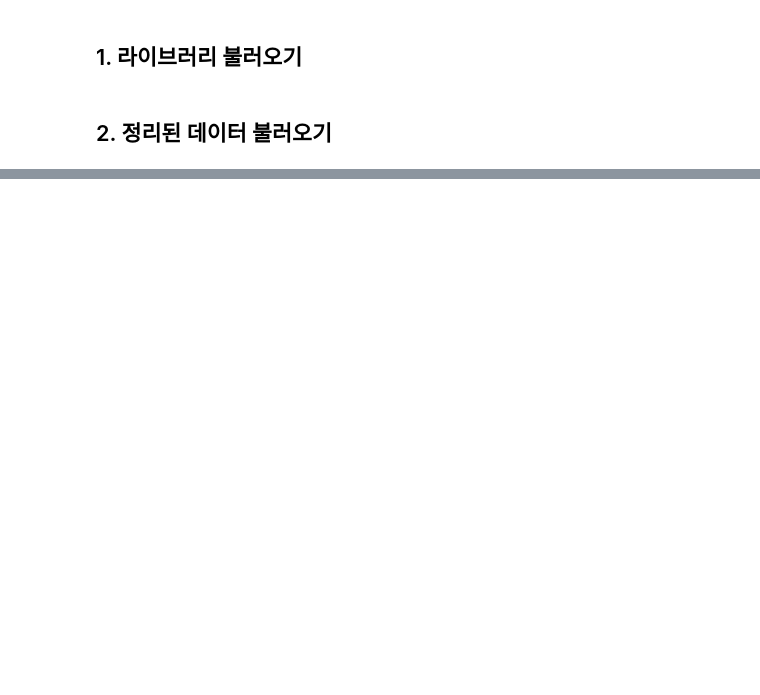
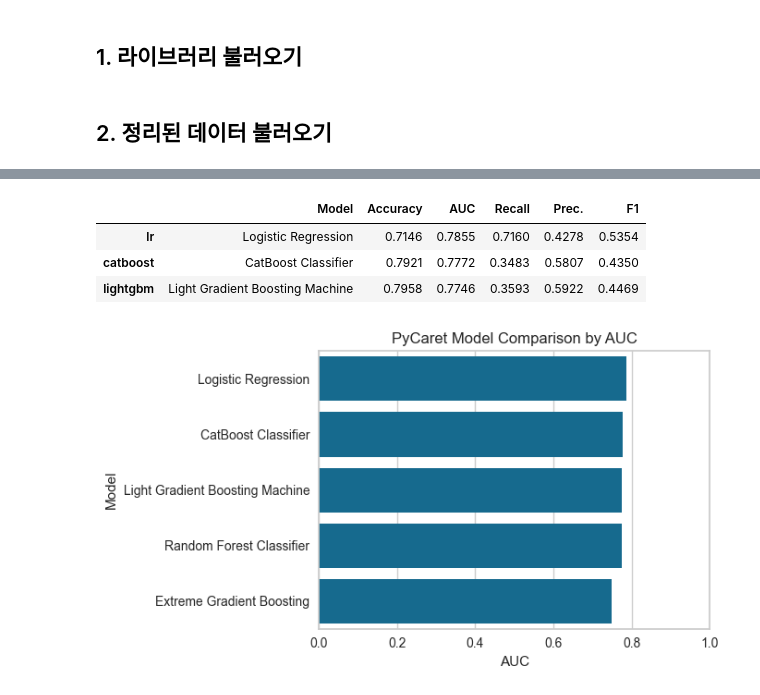
Before and after one commit to thanhdvu/cardiovascular-risk-khanes, a Jupyter notebook: 03_pycaret_modeling.ipynb, the cells around one changed output, grey strips where cells are left out. Cells and saved outputs as stored; diff of their text form; code cells hidden in the pictures; blank space fills up the shorter version.

```diff
--- a/03_pycaret_modeling.ipynb
+++ b/03_pycaret_modeling.ipynb
@@ -346,0 +196,5 @@ Feature importance를 보면 age, BMI, glucose, triglycerides, lifestyle 관련
+# %%
+compare_results = pull()
+compare_summary = compare_results[['Model', 'Accuracy', 'AUC', 'Recall', 'Prec.', 'F1']].copy()
+compare_summary.to_csv('processed_data/model_comparison_summary.csv', index=False, encoding='utf-8-sig')
+compare_summary
@@ -346,0 +208,19 @@ Feature importance를 보면 age, BMI, glucose, triglycerides, lifestyle 관련
+# %%
+top3_summary = compare_summary.head(3).copy()
+top3_summary.to_csv('processed_data/top3_model_summary.csv', index=False, encoding='utf-8-sig')
+top3_summary
+# %% [output]
+|  | Model | Accuracy | AUC | Recall | Prec. | F1 |
+| lr | Logistic Regression | 0.7146 | 0.7855 | 0.7160 | 0.4278 | 0.5354 |
+| catboost | CatBoost Classifier | 0.7921 | 0.7772 | 0.3483 | 0.5807 | 0.4350 |
+| lightgbm | Light Gradient Boosting Machine | 0.7958 | 0.7746 | 0.3593 | 0.5922 | 0.4469 |
+# %%
+plt.figure(figsize=(7, 4))
+sns.barplot(data=compare_summary.reset_index(), x='AUC', y='Model')
+plt.title('PyCaret Model Comparison by AUC')
+plt.xlim(0, 1)
+plt.tight_layout()
+plt.savefig('figures/model_comparison_auc.png', dpi=200)
+plt.show()
+# %% [output]
+[figure, added]
```
Also changed, not shown: parts of 76 cells of this notebook, 32 other files.
